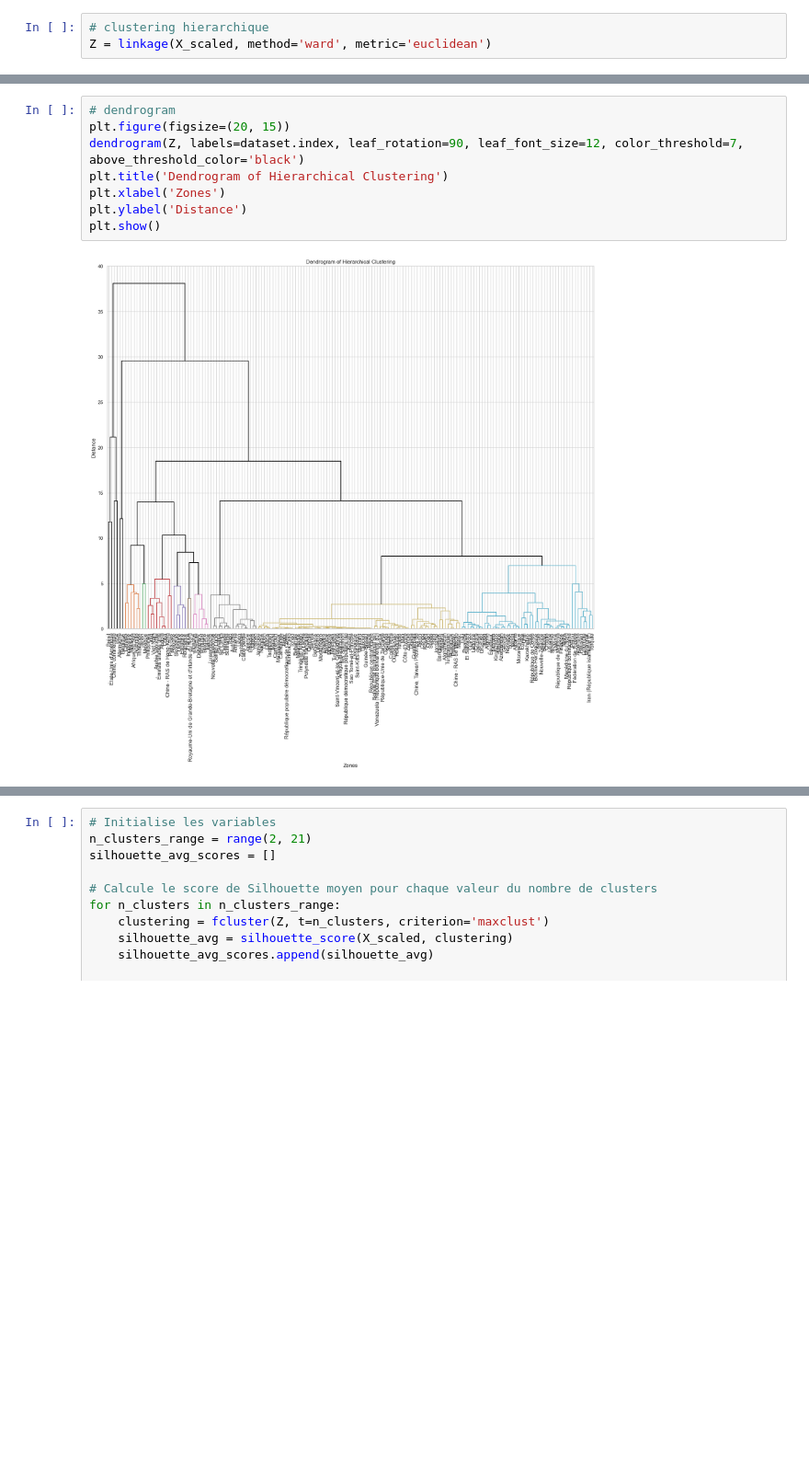
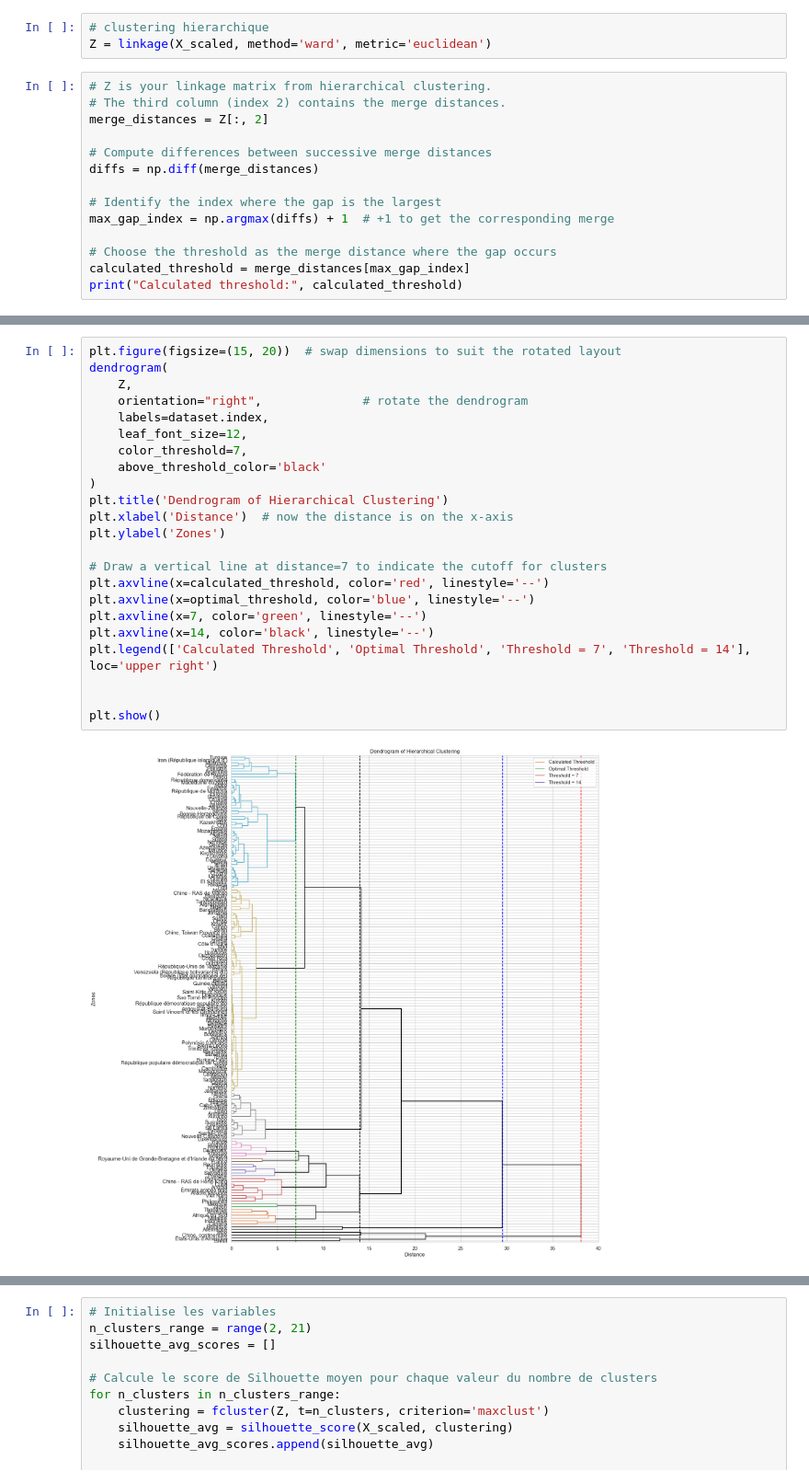
Before and after one commit to RubenKraan/data_analyst_openclassrooms, a Jupyter notebook: projet 11/projet_11_2.ipynb, the cells around one changed output, grey strips where cells are left out. Shown at 92% size. Cells and saved outputs as stored; diff of their text form; blank space fills up the shorter version.

```diff
--- a/projet 11/projet_11_2.ipynb
+++ b/projet 11/projet_11_2.ipynb
@@ -96,3 +87,17 @@ df_scaled
 # %%
 # clustering hierarchique
 Z = linkage(X_scaled, method='ward', metric='euclidean')
+# %%
+# Z is your linkage matrix from hierarchical clustering.
+# The third column (index 2) contains the merge distances.
+merge_distances = Z[:, 2]
+
+# Compute differences between successive merge distances
+diffs = np.diff(merge_distances)
+
+# Identify the index where the gap is the largest
+max_gap_index = np.argmax(diffs) + 1  # +1 to get the corresponding merge
+
+# Choose the threshold as the merge distance where the gap occurs
+calculated_threshold = merge_distances[max_gap_index]
+print("Calculated threshold:", calculated_threshold)
@@ -99,10 +131,25 @@ Z = linkage(X_scaled, method='ward', metric='euclidean')
 # %%
-# dendrogram
-plt.figure(figsize=(20, 15))
-dendrogram(Z, labels=dataset.index, leaf_rotation=90, leaf_font_size=12, color_threshold=7, above_threshold_color='black')
+plt.figure(figsize=(15, 20))  # swap dimensions to suit the rotated layout
+dendrogram(
+    Z,
+    orientation="right",              # rotate the dendrogram
+    labels=dataset.index,
+    leaf_font_size=12,
+    color_threshold=7,
+    above_threshold_color='black'
+)
 plt.title('Dendrogram of Hierarchical Clustering')
-plt.xlabel('Zones')
-plt.ylabel('Distance')
+plt.xlabel('Distance')  # now the distance is on the x-axis
+plt.ylabel('Zones')
+
+# Draw a vertical line at distance=7 to indicate the cutoff for clusters
+plt.axvline(x=calculated_threshold, color='red', linestyle='--')
+plt.axvline(x=optimal_threshold, color='blue', linestyle='--')
+plt.axvline(x=7, color='green', linestyle='--')
+plt.axvline(x=14, color='black', linestyle='--')
+plt.legend(['Calculated Threshold', 'Optimal Threshold', 'Threshold = 7', 'Threshold = 14'], loc='upper right')
+
+
 plt.show()
 # %% [output]
-[figure, old version]
+[figure, new version]
```
Also changed, not shown: parts of 20 cells of this notebook, 56 other files.
